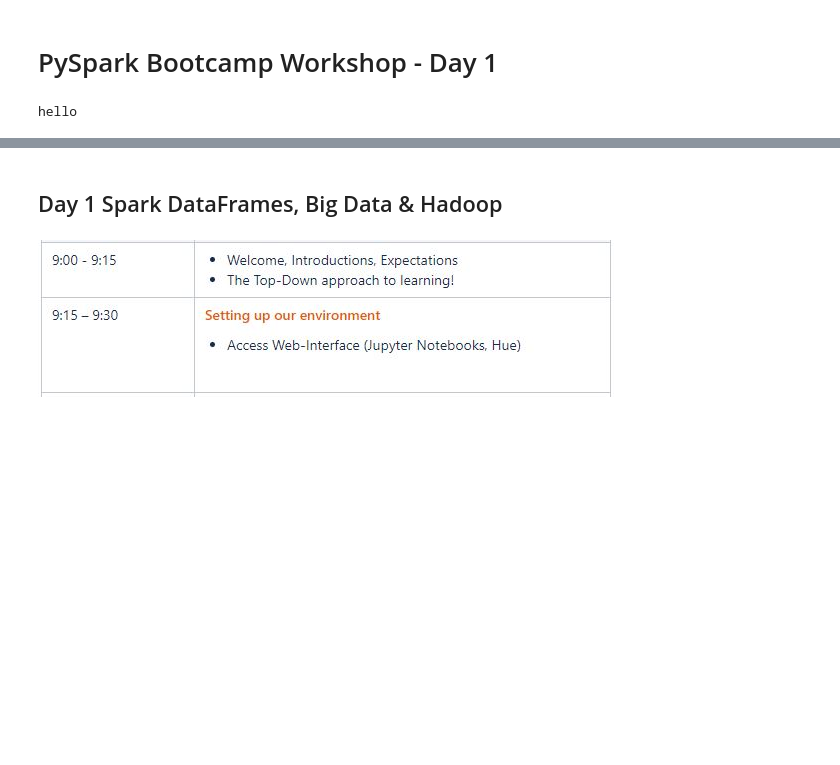
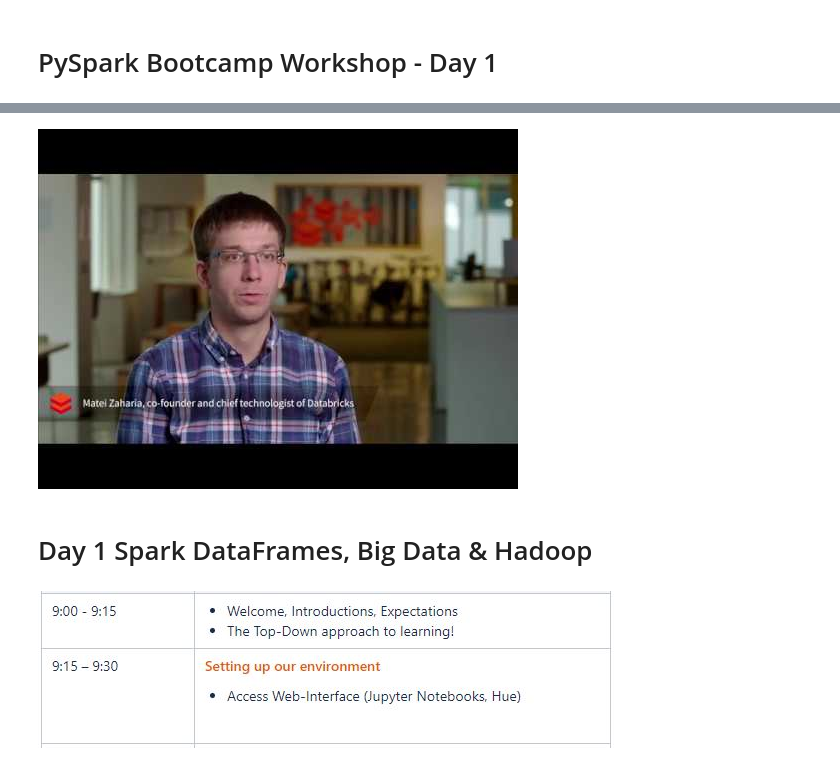
Before and after one commit to vivek-bombatkar/PySpark-2-Day-Bootcamp-Workshop, a Jupyter notebook: PySpark_Bootcamp_Day_1.ipynb, the cells around one changed output, grey strips where cells are left out. Saved outputs shown, nothing was run; the diff lists cells and outputs as text; code cells hidden in the pictures; blank space fills up the shorter version.

```diff
--- a/PySpark_Bootcamp_Day_1.ipynb
+++ b/PySpark_Bootcamp_Day_1.ipynb
@@ -6,7 +6,3 @@ from IPython.display import Image, HTML, SVG, display
-# %%
-print("hello")
-# %% [output]
-hello
 # %%
 Image(url="https://upload.wikimedia.org/wikipedia/commons/f/f3/Apache_Spark_logo.svg")
 # %% [output]
@@ -19,5 +10,9 @@ https://upload.wikimedia.org/wikipedia/commons/f/f3/Apache_Spark_logo.svg
+# %%
+YouTubeVideo('p8FGC49N-zM')
+# %% [output]
+[figure, added]
 # %% [markdown]
-## Day 1	Spark DataFrames, Big Data & Hadoop
+# Day 1	Spark DataFrames, Big Data & Hadoop
 # %%
 Image(filename = "pics/d1_1.JPG")
 # %% [output]
```
Also changed, not shown: parts of 33 cells of this notebook, 5 other files.
